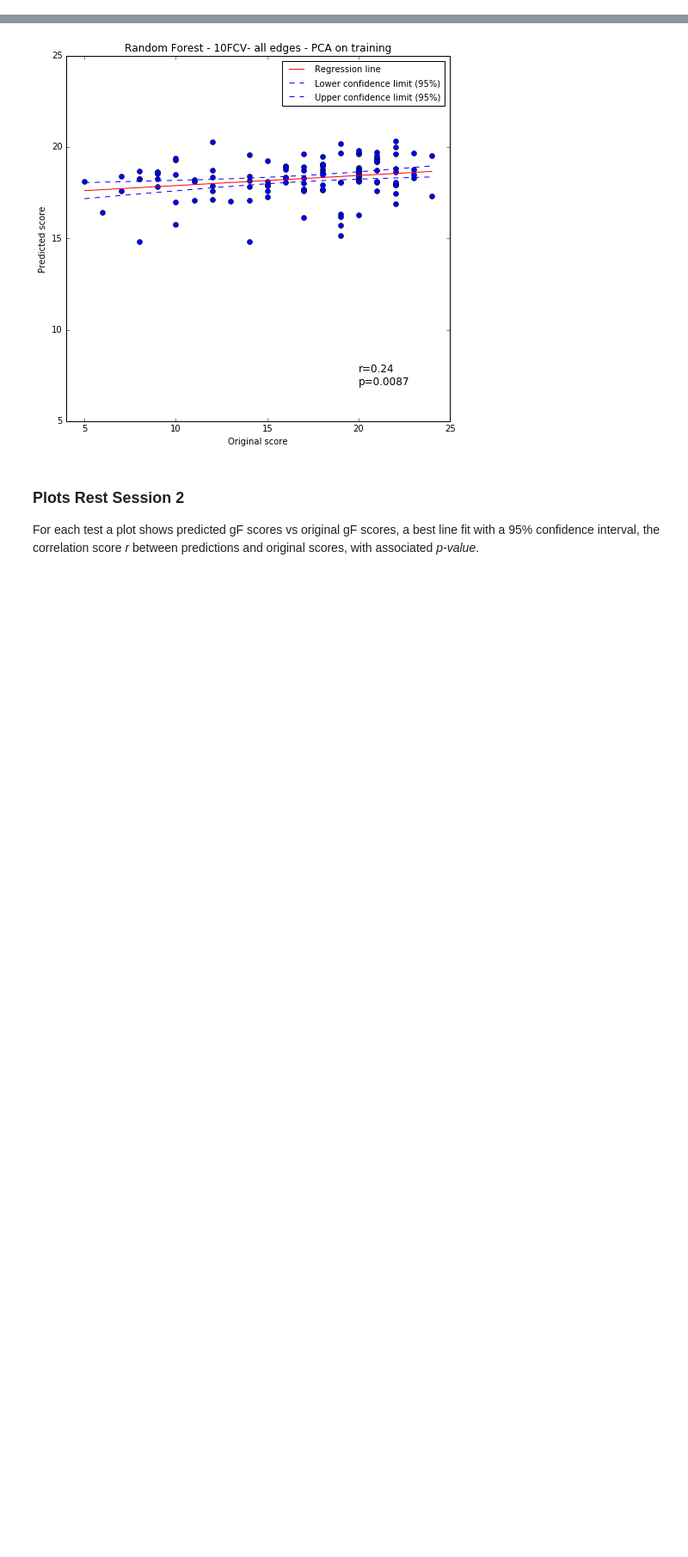
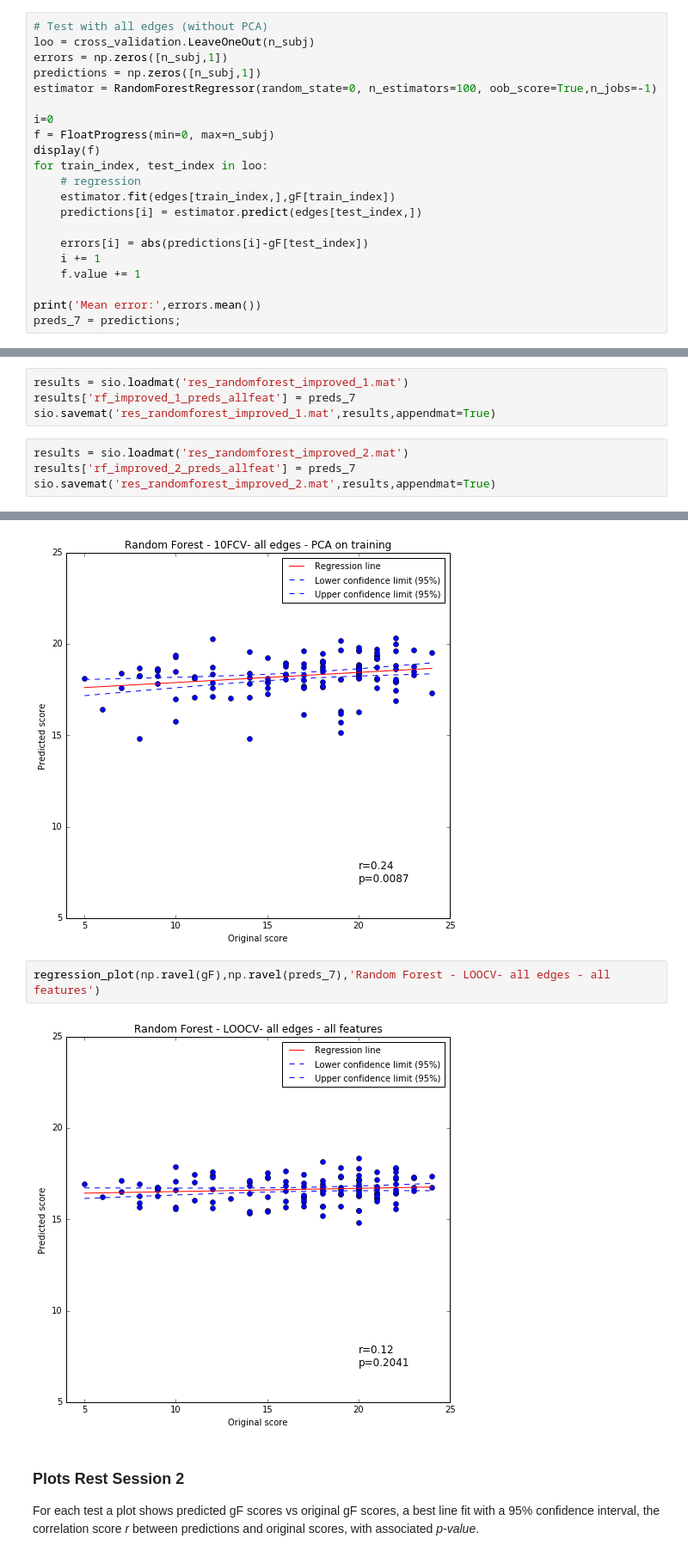
Before and after one commit to paola-g/iq_prediction, a Jupyter notebook: random_forest_improved.ipynb, the cells around one changed output, grey strips where cells are left out. Shown at 86% size. Drawn from its saved outputs; the diff is of its cells as text; blank space fills up the shorter version.

```diff
--- a/random_forest_improved.ipynb
+++ b/random_forest_improved.ipynb
@@ -318,3 +318,24 @@ results = {'rf_improved_2_preds_pca_all':preds_1,'rf_improved_2_preds_pca_train'
            'rf_improved_2_preds_pca_pos':preds_3,'rf_improved_2_preds_pca_neg':preds_4,
           'rf_improved_2_preds_pca_train_5FCV':preds_5,'rf_improved_2_preds_pca_train_10FCV':preds_6}
 sio.savemat('res_randomforest_improved_2.mat',results,appendmat=True)
+# %%
+# Test with all edges (without PCA)
+loo = cross_validation.LeaveOneOut(n_subj)
+errors = np.zeros([n_subj,1])
+predictions = np.zeros([n_subj,1])
+estimator = RandomForestRegressor(random_state=0, n_estimators=100, oob_score=True,n_jobs=-1)
+
+i=0
+f = FloatProgress(min=0, max=n_subj)
+display(f)
+for train_index, test_index in loo:
+    # regression
+    estimator.fit(edges[train_index,],gF[train_index])
+    predictions[i] = estimator.predict(edges[test_index,])
+
+    errors[i] = abs(predictions[i]-gF[test_index])
+    i += 1
+    f.value += 1
+
+print('Mean error:',errors.mean())
+preds_7 = predictions;
@@ -321,3 +344,11 @@ sio.savemat('res_randomforest_improved_2.mat',results,appendmat=True)
+# %%
+results = sio.loadmat('res_randomforest_improved_1.mat')
+results['rf_improved_1_preds_allfeat'] = preds_7
+sio.savemat('res_randomforest_improved_1.mat',results,appendmat=True)
+# %%
+results = sio.loadmat('res_randomforest_improved_2.mat')
+results['rf_improved_2_preds_allfeat'] = preds_7
+sio.savemat('res_randomforest_improved_2.mat',results,appendmat=True)
 # %% [markdown]
 ### Plots Rest Session 1
 For each test a plot shows predicted gF scores vs original gF scores, a best line fit with a 95% confidence interval, the correlation score *r* between predictions and original scores, with associated *p-value*.
@@ -355,6 +386,10 @@ regression_plot(np.ravel(gF),np.ravel(preds_5),'Random Forest - 5FCV- all edges
 regression_plot(np.ravel(gF),np.ravel(preds_6),'Random Forest - 10FCV- all edges - PCA on training')
 # %% [output]
 [figure]
+# %%
+regression_plot(np.ravel(gF),np.ravel(preds_7),'Random Forest - LOOCV- all edges - all features')
+# %% [output]
+[figure, added]
 # %% [markdown]
 ### Plots Rest Session 2
 For each test a plot shows predicted gF scores vs original gF scores, a best line fit with a 95% confidence interval, the correlation score *r* between predictions and original scores, with associated *p-value*.
```
Also changed, not shown: parts of 10 cells of this notebook, 1 other file.
